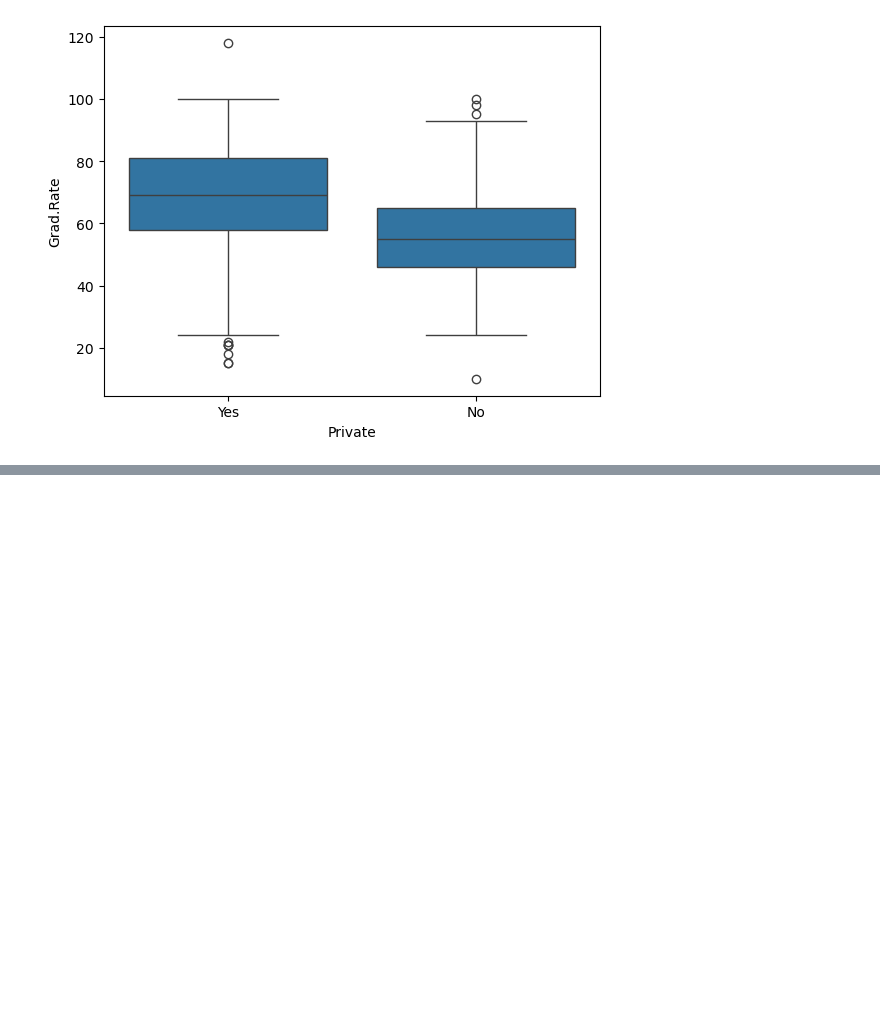
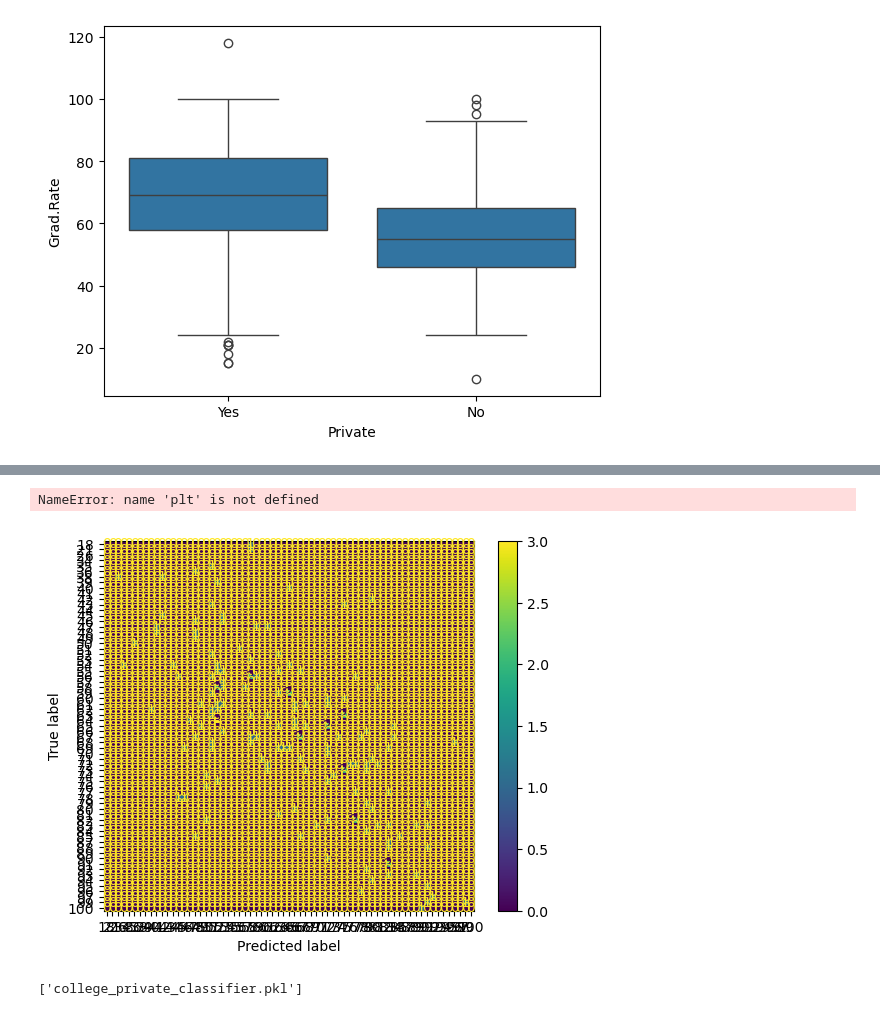
Before and after one commit to Eliasmaturure10/college_data, a Jupyter notebook: college_data.ipynb, the cells around one changed output, grey strips where cells are left out. Saved outputs shown, nothing was run; the diff lists cells and outputs as text; code cells hidden in the pictures; blank space fills up the shorter version.

Commit message:
auto-merging college_data.ipynb

```diff
--- a/college_data.ipynb
+++ b/college_data.ipynb
@@ -119,0 +213,10 @@ sns.boxplot(data=df, x='Private', y='Grad.Rate'); plt.show()
+# %%
+from sklearn.linear_model import LinearRegression
+from sklearn.metrics import mean_squared_error, r2_score
+import numpy as np
+
+lr = LinearRegression()
+lr.fit(X_train, y_train)
+y_pred = lr.predict(X_test)
+print("RMSE:", np.sqrt(mean_squared_error(y_test, y_pred)))
+print("R2:", r2_score(y_test, y_pred))
@@ -119,0 +226,7 @@ sns.boxplot(data=df, x='Private', y='Grad.Rate'); plt.show()
+# %%
+from sklearn.ensemble import RandomForestRegressor
+rf_reg = RandomForestRegressor(n_estimators=200, random_state=42)
+rf_reg.fit(X_train, y_train)
+y_pred = rf_reg.predict(X_test)
+print("RMSE:", np.sqrt(mean_squared_error(y_test, y_pred)))
+print("R2:", r2_score(y_test, y_pred))
@@ -119,0 +236,15 @@ sns.boxplot(data=df, x='Private', y='Grad.Rate'); plt.show()
+# %%
+from sklearn.model_selection import GridSearchCV
+from sklearn.ensemble import RandomForestClassifier
+from sklearn.metrics import classification_report
+
+param_grid = {
+    'n_estimators': [100, 200],
+    'max_depth': [None, 10, 20],
+    'min_samples_split': [2, 5]
+}
+gs = GridSearchCV(RandomForestClassifier(random_state=42), param_grid, cv=4, scoring='f1')
+gs.fit(X_train, y_train)
+print("Best params:", gs.best_params_)
+best = gs.best_estimator_
+print(classification_report(y_test, best.predict(X_test)))
@@ -119,0 +286,15 @@ sns.boxplot(data=df, x='Private', y='Grad.Rate'); plt.show()
+# %%
+from sklearn.metrics import ConfusionMatrixDisplay
+ConfusionMatrixDisplay.from_estimator(best, X_test, y_test)
+plt.title("Confusion Matrix for College Classification")
+plt.show()
+# %% [output]
+NameError: name 'plt' is not defined
+[figure, added]
+# %%
+import joblib
+joblib.dump(best, "college_private_classifier.pkl")
+# To load later:
+# model = joblib.load("college_private_classifier.pkl")
+# %% [output]
+['college_private_classifier.pkl']
```
Also changed, not shown: parts of 8 cells of this notebook.
